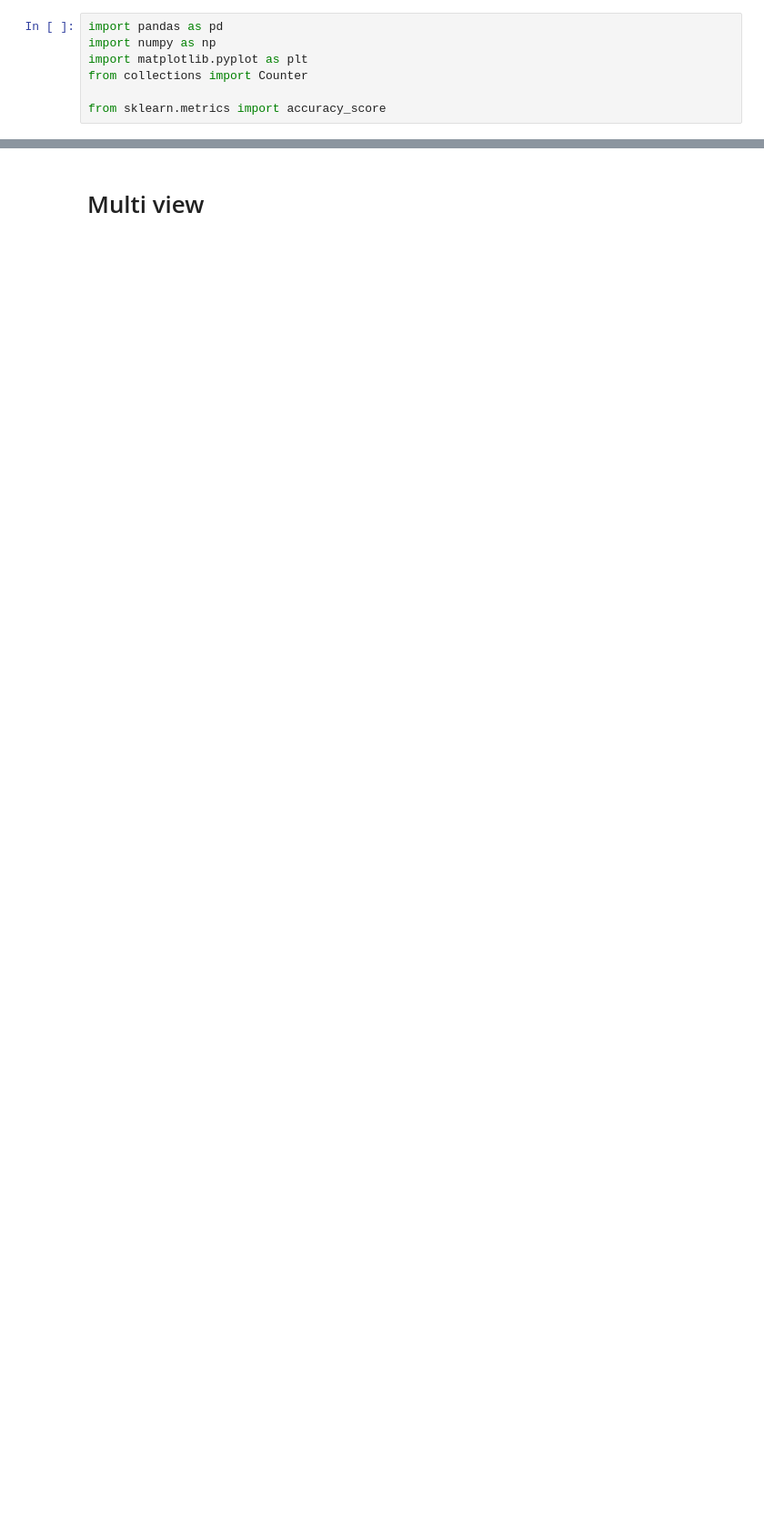
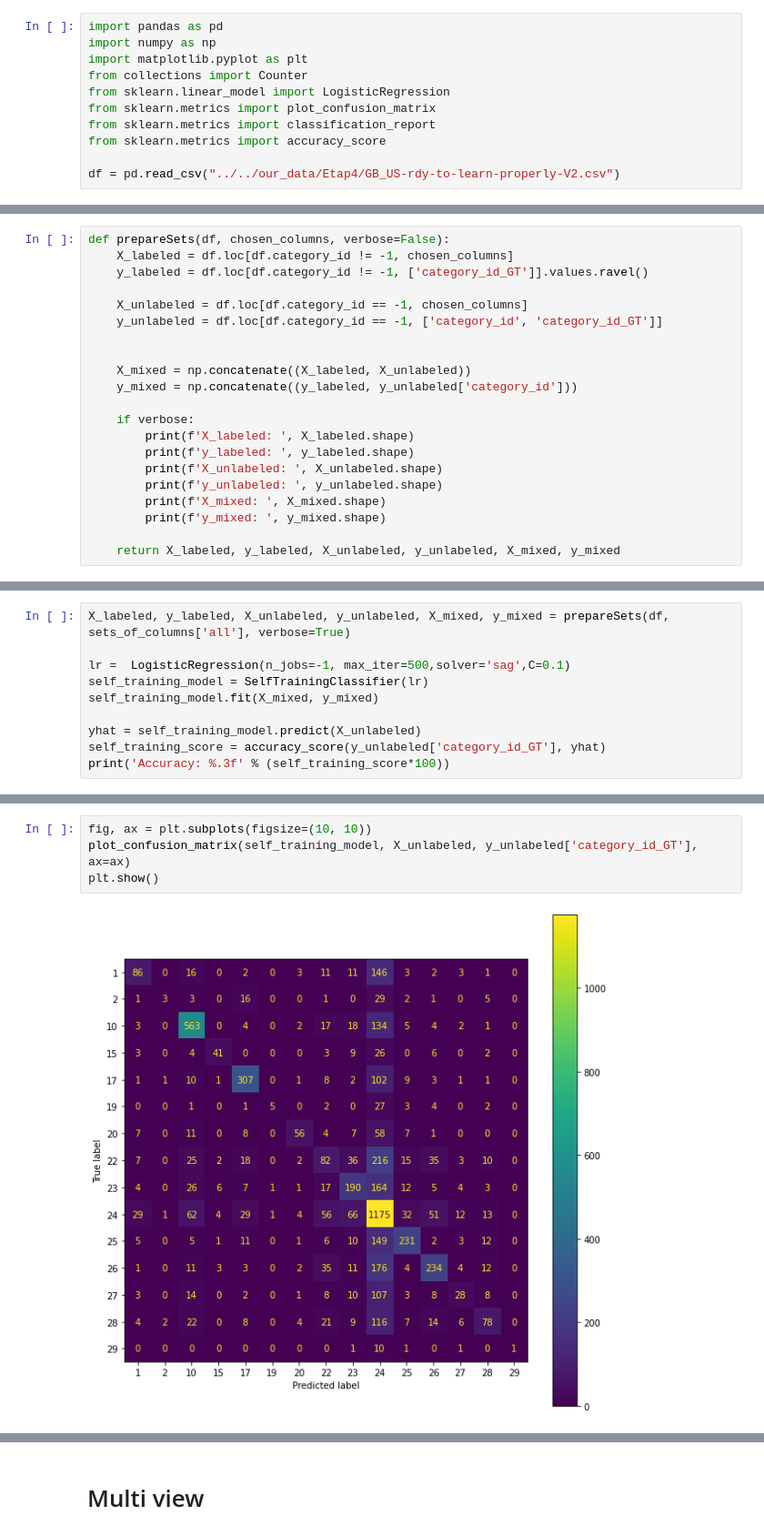
Before and after one commit to AdamKlejda/PED_YT, a Jupyter notebook: notebooks/Etap4/et4.ipynb, the cells around one changed output, grey strips where cells are left out. Shown at 91% size. Cells and saved outputs as stored; diff of their text form; blank space fills up the shorter version.

```diff
--- a/notebooks/Etap4/et4.ipynb
+++ b/notebooks/Etap4/et4.ipynb
@@ -3,5 +3,9 @@ import pandas as pd
 import numpy as np
 import matplotlib.pyplot as plt
 from collections import Counter
+from sklearn.linear_model import LogisticRegression
+from sklearn.metrics import plot_confusion_matrix
+from sklearn.metrics import classification_report
+from sklearn.metrics import accuracy_score
 
-from sklearn.metrics import accuracy_score
+df = pd.read_csv("../../our_data/Etap4/GB_US-rdy-to-learn-properly-V2.csv")
@@ -201,0 +448,21 @@ SelfTrainingClassifier(base_estimator=SVC(gamma='auto', probability=True))
+# %%
+def prepareSets(df, chosen_columns, verbose=False):
+    X_labeled = df.loc[df.category_id != -1, chosen_columns]
+    y_labeled = df.loc[df.category_id != -1, ['category_id_GT']].values.ravel()
+
+    X_unlabeled = df.loc[df.category_id == -1, chosen_columns]
+    y_unlabeled = df.loc[df.category_id == -1, ['category_id', 'category_id_GT']]
+
+
+    X_mixed = np.concatenate((X_labeled, X_unlabeled))
+    y_mixed = np.concatenate((y_labeled, y_unlabeled['category_id']))
+
+    if verbose:
+        print(f'X_labeled: ', X_labeled.shape)
+        print(f'y_labeled: ', y_labeled.shape)
+        print(f'X_unlabeled: ', X_unlabeled.shape)
+        print(f'y_unlabeled: ', y_unlabeled.shape)
+        print(f'X_mixed: ', X_mixed.shape)
+        print(f'y_mixed: ', y_mixed.shape)
+
+    return X_labeled, y_labeled, X_unlabeled, y_unlabeled, X_mixed, y_mixed
@@ -201,0 +769,10 @@ SelfTrainingClassifier(base_estimator=SVC(gamma='auto', probability=True))
+# %%
+X_labeled, y_labeled, X_unlabeled, y_unlabeled, X_mixed, y_mixed = prepareSets(df, sets_of_columns['all'], verbose=True)
+
+lr =  LogisticRegression(n_jobs=-1, max_iter=500,solver='sag',C=0.1)
+self_training_model = SelfTrainingClassifier(lr)
+self_training_model.fit(X_mixed, y_mixed)
+
+yhat = self_training_model.predict(X_unlabeled)
+self_training_score = accuracy_score(y_unlabeled['category_id_GT'], yhat)
+print('Accuracy: %.3f' % (self_training_score*100))
@@ -201,0 +787,6 @@ SelfTrainingClassifier(base_estimator=SVC(gamma='auto', probability=True))
+# %%
+fig, ax = plt.subplots(figsize=(10, 10))
+plot_confusion_matrix(self_training_model, X_unlabeled, y_unlabeled['category_id_GT'], ax=ax)
+plt.show()
+# %% [output]
+[figure, added]
```
Also changed, not shown: parts of 42 cells of this notebook, 3 other files.
